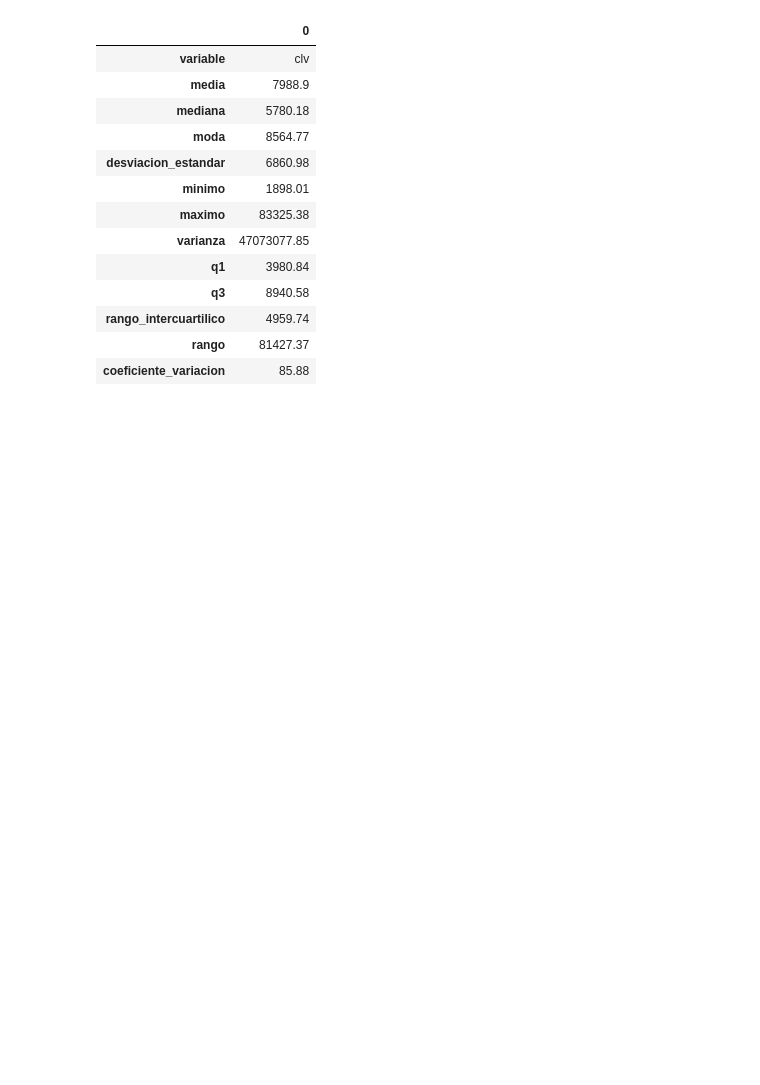
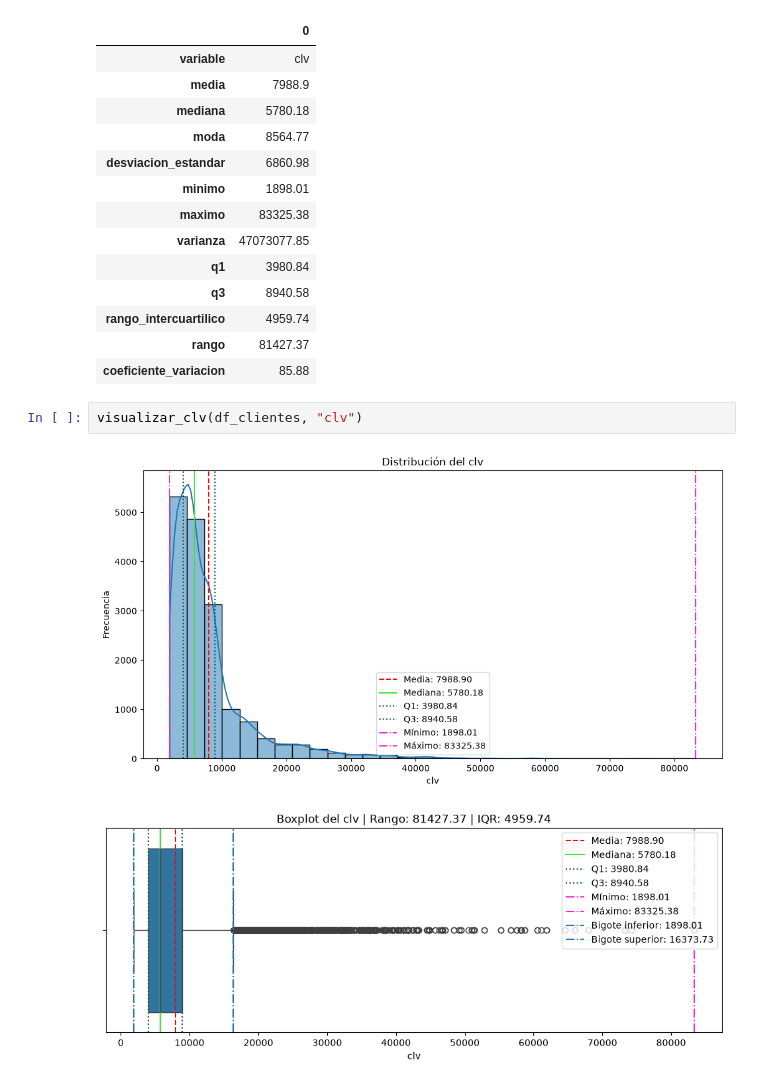
Before and after one commit to Adalab/bda-modulo-3-evaluacion-final-beatrizsjj, a Jupyter notebook: Analisis.ipynb, the cells around one changed output. Drawn from its saved outputs; the diff is of its cells as text; blank space fills up the shorter version.

```diff
--- a/Analisis.ipynb
+++ b/Analisis.ipynb
@@ -294,3 +432,8 @@ resumen_variable(df_clientes, 'clv')
 | rango_intercuartilico | 4959.74 |
 | rango | 81427.37 |
 | coeficiente_variacion | 85.88 |
+# %%
+visualizar_clv(df_clientes, "clv")
+# %% [output]
+[figure, added]
+[figure, added]
```
Also changed, not shown: parts of 12 cells of this notebook, 3 other files.
